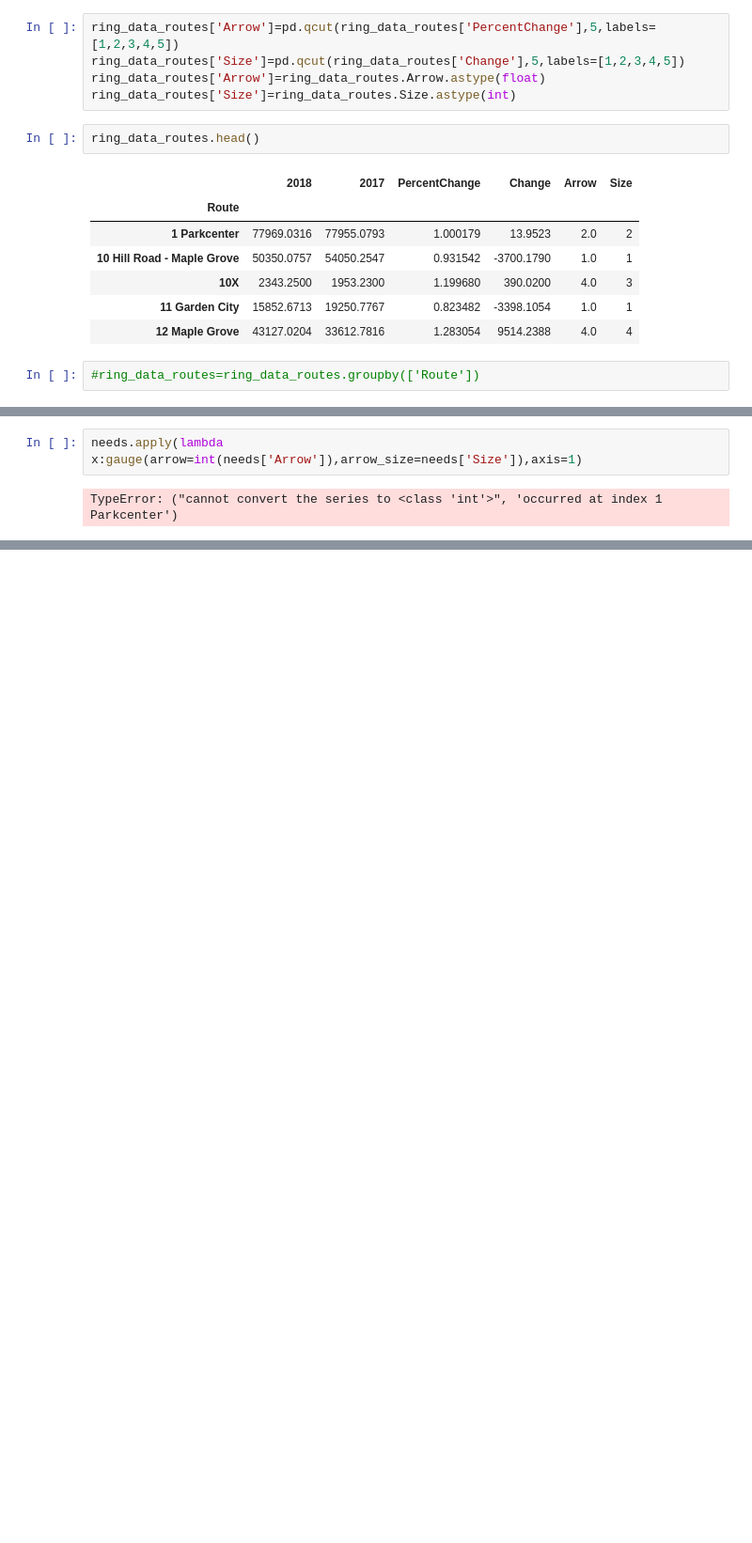
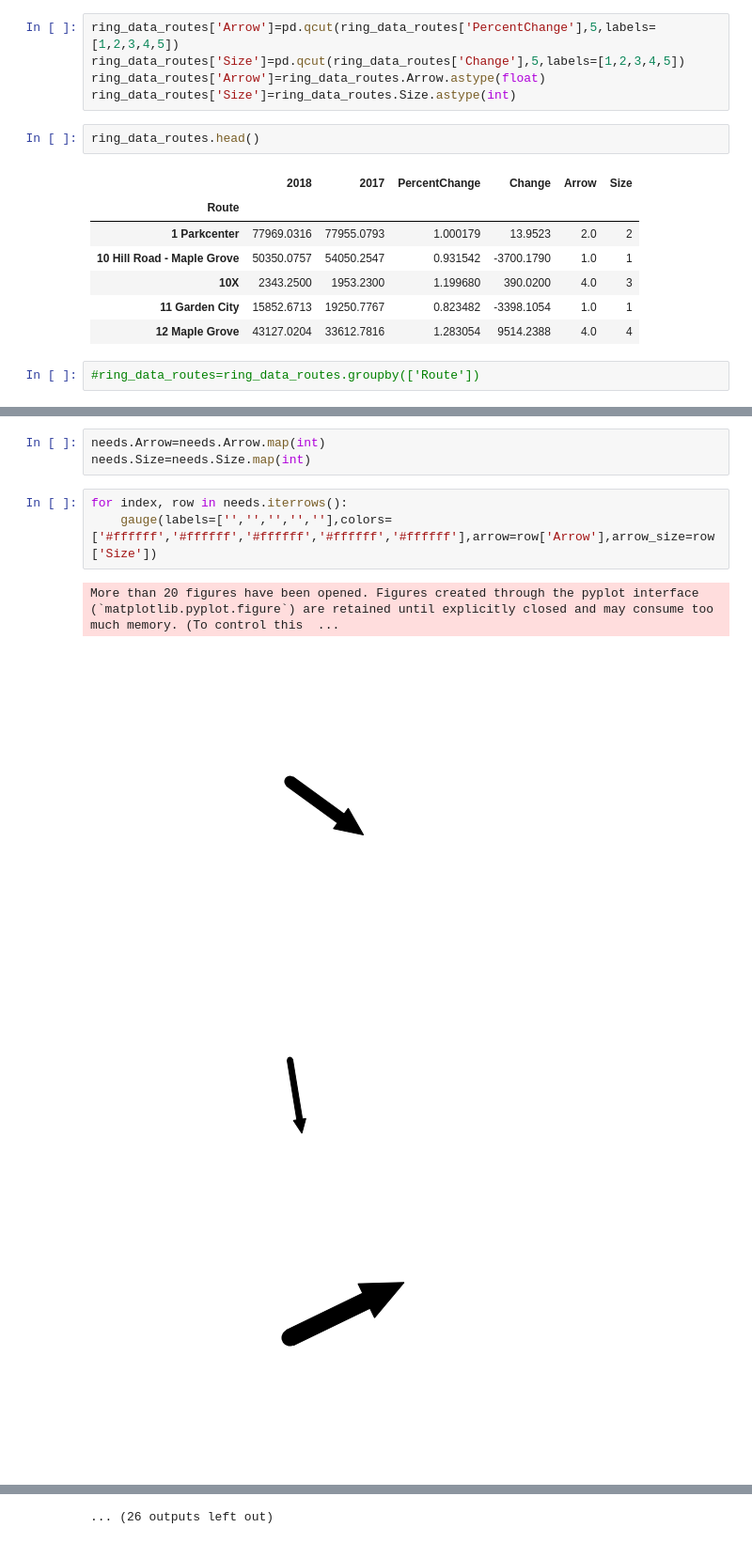
Before and after one commit to bcparker21/perfDash, a Jupyter notebook: Arrows.ipynb, the cells around one changed output, grey strips where cells are left out. Shown at 94% size. Drawn from its saved outputs; the diff is of its cells as text; blank space fills up the shorter version.

```diff
--- a/Arrows.ipynb
+++ b/Arrows.ipynb
@@ -199,4 +179,11 @@ needs
-# %%
-needs.apply(lambda x:gauge(arrow=int(needs['Arrow']),arrow_size=needs['Size']),axis=1)
-# %% [output]
-TypeError: ("cannot convert the series to <class 'int'>", 'occurred at index 1 Parkcenter')
+# %%
+needs.Arrow=needs.Arrow.map(int)
+needs.Size=needs.Size.map(int)
+# %%
+for index, row in needs.iterrows():
+    gauge(labels=['','','','',''],colors=['#ffffff','#ffffff','#ffffff','#ffffff','#ffffff'],arrow=row['Arrow'],arrow_size=row['Size'])
+# %% [output]
+More than 20 figures have been opened. Figures created through the pyplot interface (`matplotlib.pyplot.figure`) are retained until explicitly closed and may consume too much memory. (To control this  ...
+[figure, added]
+[figure, added]
+[figure, added]
@@ -202,0 +198 @@ TypeError: ("cannot convert the series to <class 'int'>", 'occurred at index 1 P
+... (26 outputs left out)
```
Also changed, not shown: parts of 4 cells of this notebook.
